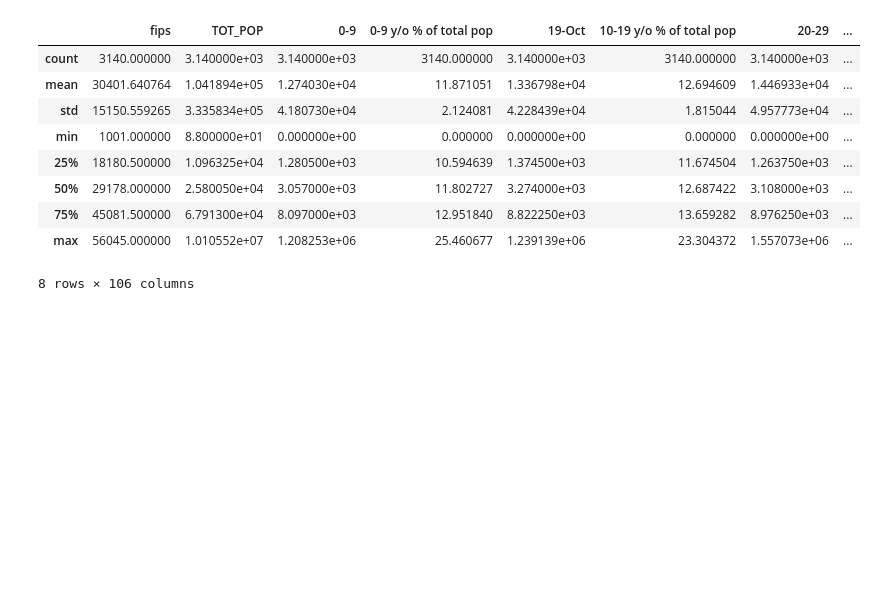
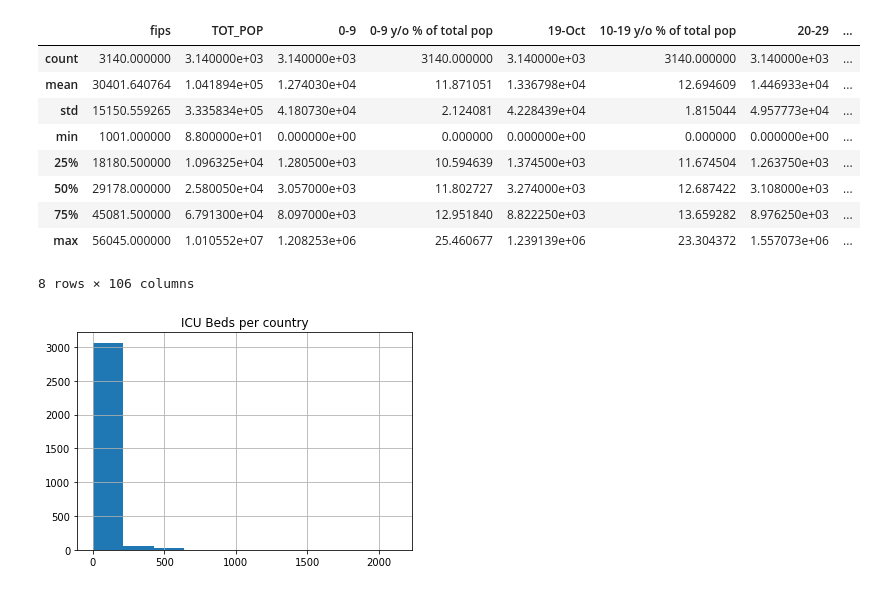
Before and after one commit to easyundercover/regularized-linear-regression, a Jupyter notebook: src/explore.ipynb, the cells around one changed output. Cells and saved outputs as stored; diff of their text form; code cells hidden in the pictures; blank space fills up the shorter version.

```diff
--- a/src/explore.ipynb
+++ b/src/explore.ipynb
@@ -82,5 +76,34 @@ y = df['anycondition_prevalence']
+# %%
+#Dropping irrelevant columns
+df = df.drop(columns = ['fips', 'COUNTY_NAME', 'STATE_NAME'], axis = 1)
+# %%
+#Transforming categorical variables
+df.STATE_FIPS = pd.Categorical(df.STATE_FIPS)
+df.CNTY_FIPS = pd.Categorical(df.CNTY_FIPS)
+df.Urban_rural_code = pd.Categorical(df.Urban_rural_code)
+# %%
+#Splitting data to avoid bias
+colstodrop = ['Total Specialist Physicians (2019)','Active Physicians per 100000 Population 2018 (AAMC)',
+'Total Active Patient Care Physicians per 100000 Population 2018 (AAMC)',
+'Active Primary Care Physicians per 100000 Population 2018 (AAMC)',
+'Active Patient Care Primary Care Physicians per 100000 Population 2018 (AAMC)',
+'Active General Surgeons per 100000 Population 2018 (AAMC)','Active Patient Care General Surgeons per 100000 Population 2018 (AAMC)',
+'Total nurse practitioners (2019)','Total physician assistants (2019)','Total physician assistants (2019)','Total Hospitals (2019)',
+'Internal Medicine Primary Care (2019)','Family Medicine/General Practice Primary Care (2019)']
+#Dropping health resources related cols (they could be used as target variables)
+
+X = df.drop(columns = colstodrop, axis = 1)
+y = df['ICU Beds_x']
 # %%
 X_train, X_test, y_train, y_test = train_test_split(X, y, random_state=25)
 # %%
 #Join train data
 df_train = pd.concat((X_train, y_train), axis=1)
+# %%
+#Target variable histogram
+y.hist()
+plt.title('ICU Beds per country')
+plt.show()
+#Right skewed distribution
+# %% [output]
+[figure, added]
```
Also changed, not shown: parts of 6 cells of this notebook, 1 other file.
